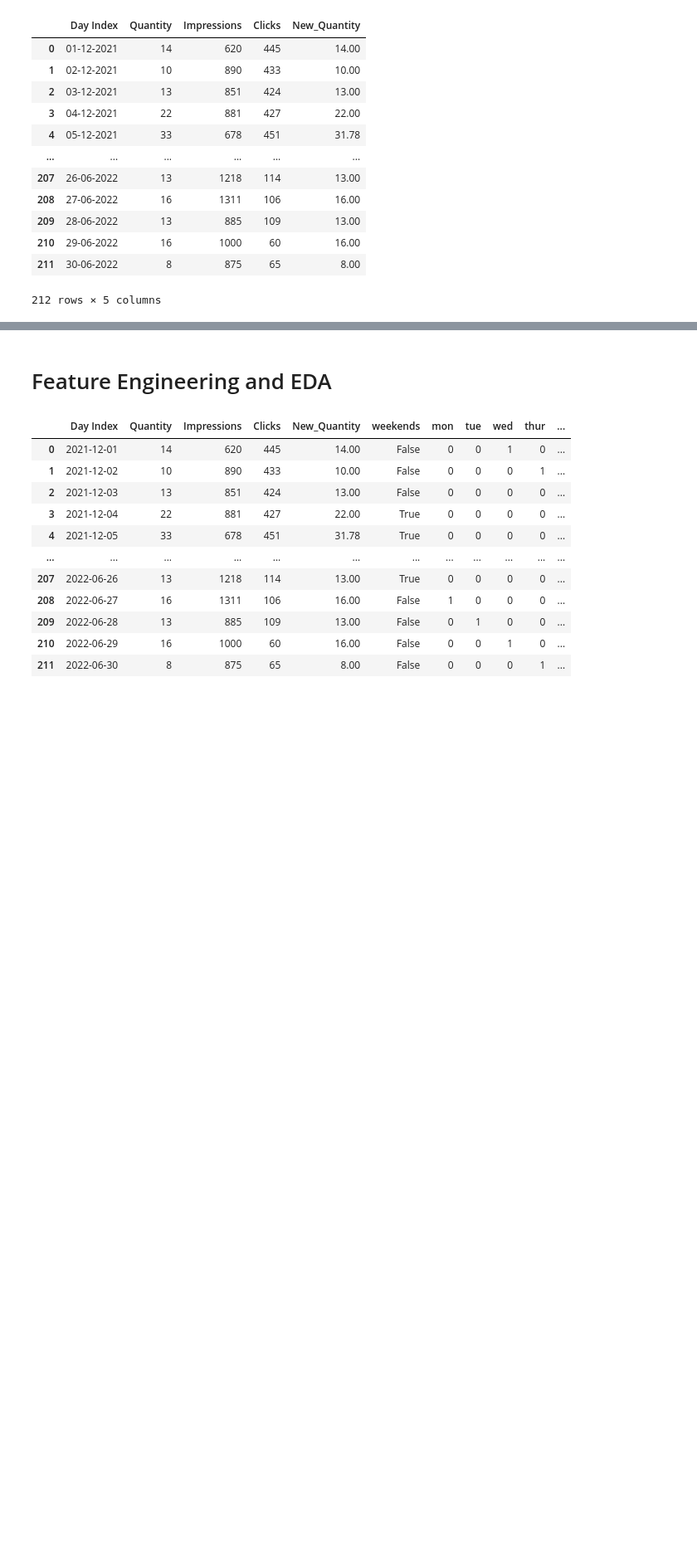
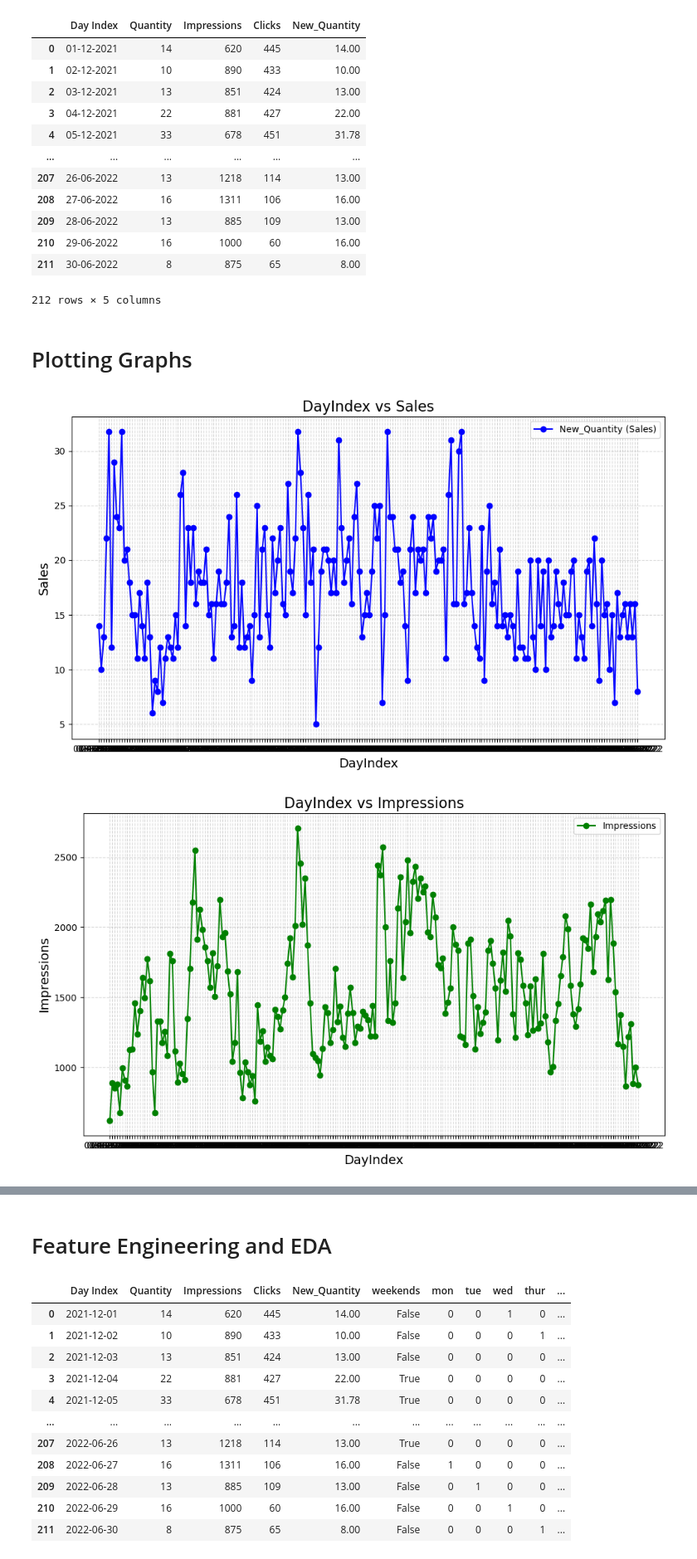
Before and after one commit to Shriya2524/Demand-forcasting, a Jupyter notebook: DEMAND_FORCASTING.ipynb, the cells around one changed output, grey strips where cells are left out. Shown at 83% size. Saved outputs shown, nothing was run; the diff lists cells and outputs as text; code cells hidden in the pictures; blank space fills up the shorter version.

```diff
--- a/DEMAND_FORCASTING.ipynb
+++ b/DEMAND_FORCASTING.ipynb
@@ -240,3 +240,43 @@ df
 | 210 | 29-06-2022 | 16 | 1000 | 60 | 16.00 |
 | 211 | 30-06-2022 | 8 | 875 | 65 | 8.00 |
 212 rows × 5 columns
+# %% [markdown]
+# Plotting Graphs
+# %%
+import matplotlib.pyplot as plt
+
+# Plot for DayIndex vs New_Quantity
+plt.figure(figsize=(10, 6))
+plt.plot(df['Day Index'], df['New_Quantity'], marker='o', linestyle='-', color='blue', label='New_Quantity (Sales)')
+plt.title('DayIndex vs Sales', fontsize=16)
+plt.xlabel('DayIndex', fontsize=14)
+plt.ylabel('Sales', fontsize=14)
+plt.grid(True, linestyle='--', alpha=0.5)
+plt.legend()
+plt.tight_layout()
+plt.show()
+
+# Plot for DayIndex vs Impressions
+plt.figure(figsize=(10, 6))
+plt.plot(df['Day Index'], df['Impressions'], marker='o', linestyle='-', color='green', label='Impressions')
+plt.title('DayIndex vs Impressions', fontsize=16)
+plt.xlabel('DayIndex', fontsize=14)
+plt.ylabel('Impressions', fontsize=14)
+plt.grid(True, linestyle='--', alpha=0.5)
+plt.legend()
+plt.tight_layout()
+plt.show()
+
+# Plot for DayIndex vs Clicks
+plt.figure(figsize=(10, 6))
+plt.plot(df['Day Index'], df['Clicks'], marker='o', linestyle='-', color='red', label='Clicks')
+plt.title('DayIndex vs Clicks', fontsize=16)
+plt.xlabel('DayIndex', fontsize=14)
+plt.ylabel('Clicks', fontsize=14)
+plt.grid(True, linestyle='--', alpha=0.5)
+plt.legend()
+plt.tight_layout()
+plt.show()
+# %% [output]
+[figure, added]
+[figure, added]
```
Also changed, not shown: parts of 1 cell of this notebook.
